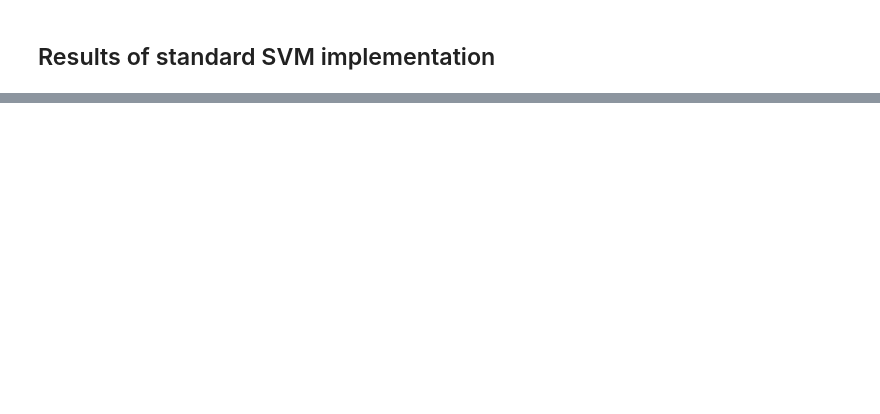
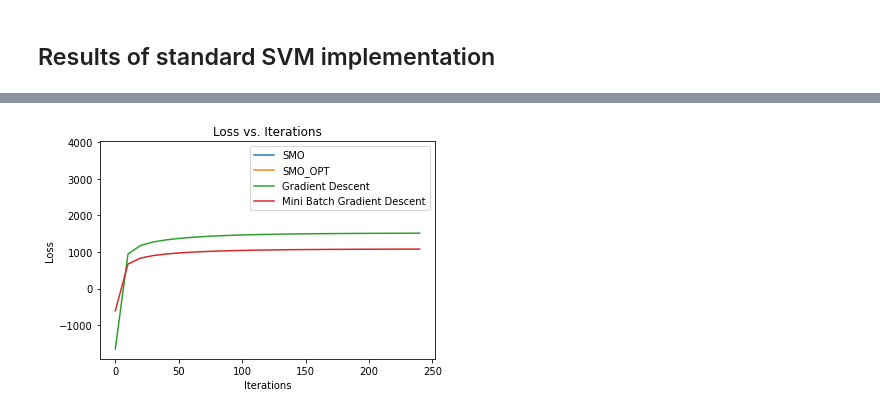
Before and after one commit to mit-riya/Phishing-URL-Detection, a Jupyter notebook: svm-url-detection.ipynb, the cells around one changed output, grey strips where cells are left out. Cells and saved outputs as stored; diff of their text form; code cells hidden in the pictures; blank space fills up the shorter version.

```diff
--- a/svm-url-detection.ipynb
+++ b/svm-url-detection.ipynb
@@ -497,0 +904,4 @@ Accuracy of RBF kernel: 0.9230096237970253
+# %%
+svm_smo = SVM_SMO(kernel='rbf')
+svm_smo.train(X_train,y_train)
+y_pred=svm_smo.predict(X_test)
@@ -497,0 +1090,4 @@ Accuracy of RBF kernel: 0.9230096237970253
+# %%
+svm_smo_opt = SVM_SMO_OPT(kernel='rbf')
+svm_smo_opt.train(X_train,y_train)
+y_pred=svm_smo_opt.predict(X_test)
@@ -497,0 +1105,12 @@ Accuracy of RBF kernel: 0.9230096237970253
+# %%
+plt.plot(svm_smo.iter, svm_smo.loss,label ="SMO")
+plt.plot(svm_smo_opt.iter, svm_smo_opt.loss,label ="SMO_OPT")
+plt.plot(svm_dual.iter, svm_dual.loss,label ="Gradient Descent")
+plt.plot(svm_batch.iter, svm_batch.loss,label ="Mini Batch Gradient Descent")
+plt.xlabel('Iterations')
+plt.ylabel('Loss')
+plt.title('Loss vs. Iterations')
+plt.legend()
+plt.show()
+# %% [output]
+[figure, added]
```
Also changed, not shown: parts of 42 cells of this notebook.
